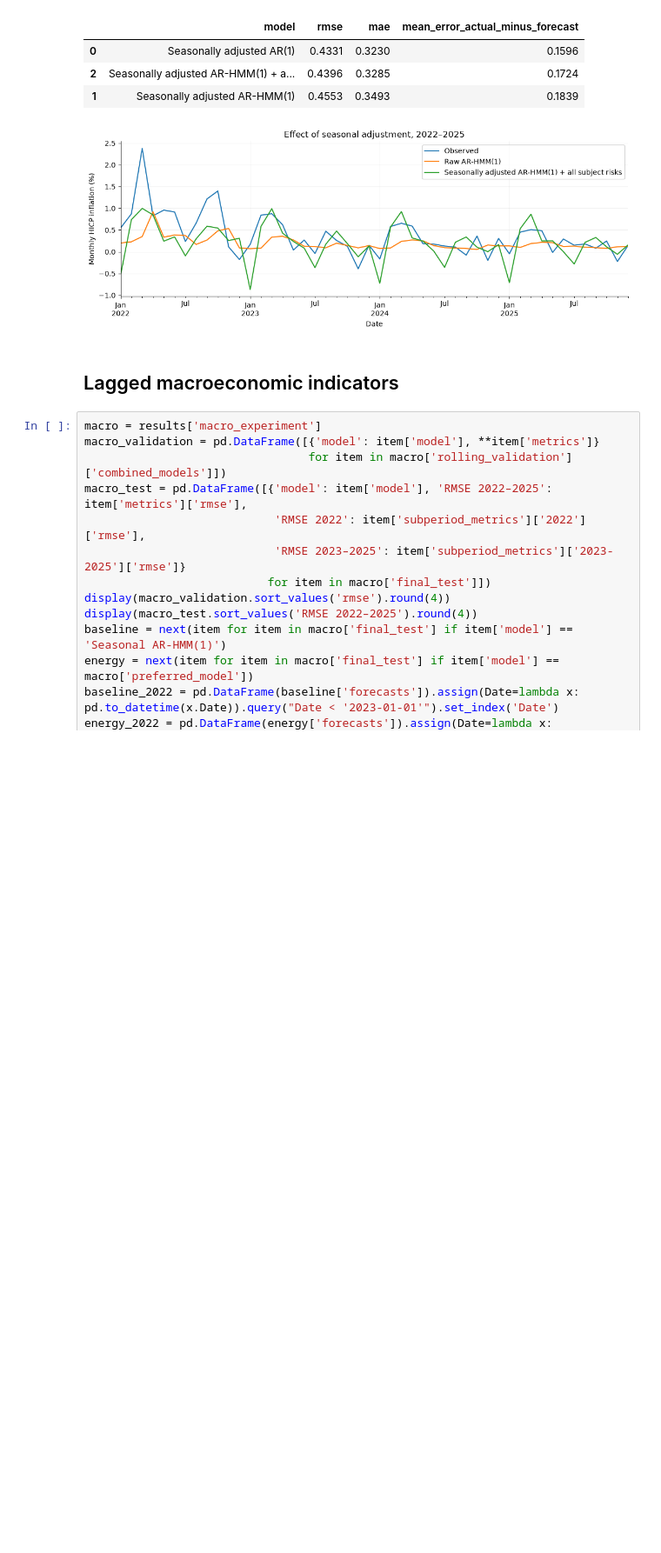
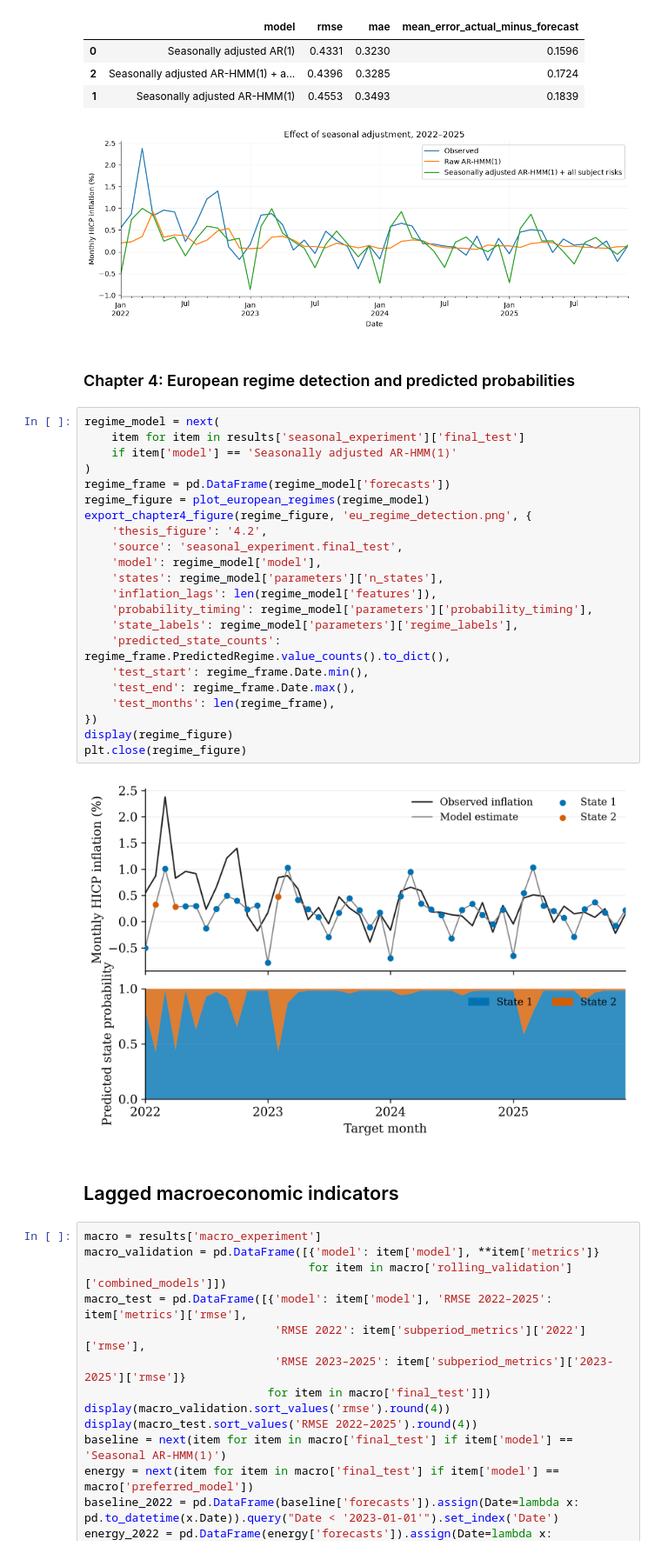
Before and after one commit to zahra-ynp/Thesis, a Jupyter notebook: modelling/notebooks/03_European_Union_Replication.ipynb, the cells around one changed output. Shown at 87% size. Cells and saved outputs as stored; diff of their text form; blank space fills up the shorter version.

```diff
--- a/modelling/notebooks/03_European_Union_Replication.ipynb
+++ b/modelling/notebooks/03_European_Union_Replication.ipynb
@@ -171,6 +231,32 @@ plt.show()
 | 2 | Seasonally adjusted AR-HMM(1) + a... | 0.4396 | 0.3285 | 0.1724 |
 | 1 | Seasonally adjusted AR-HMM(1) | 0.4553 | 0.3493 | 0.1839 |
 [figure]
+# %% [markdown]
+### Chapter 4: European regime detection and predicted probabilities
+# %%
+regime_model = next(
+    item for item in results['seasonal_experiment']['final_test']
+    if item['model'] == 'Seasonally adjusted AR-HMM(1)'
+)
+regime_frame = pd.DataFrame(regime_model['forecasts'])
+regime_figure = plot_european_regimes(regime_model)
+export_chapter4_figure(regime_figure, 'eu_regime_detection.png', {
+    'thesis_figure': '4.2',
+    'source': 'seasonal_experiment.final_test',
+    'model': regime_model['model'],
+    'states': regime_model['parameters']['n_states'],
+    'inflation_lags': len(regime_model['features']),
+    'probability_timing': regime_model['parameters']['probability_timing'],
+    'state_labels': regime_model['parameters']['regime_labels'],
+    'predicted_state_counts': regime_frame.PredictedRegime.value_counts().to_dict(),
+    'test_start': regime_frame.Date.min(),
+    'test_end': regime_frame.Date.max(),
+    'test_months': len(regime_frame),
+})
+display(regime_figure)
+plt.close(regime_figure)
+# %% [output]
+[figure, added]
 # %% [markdown]
 ## Lagged macroeconomic indicators
 # %%
```
Also changed, not shown: parts of 8 cells of this notebook, 1 other file.
